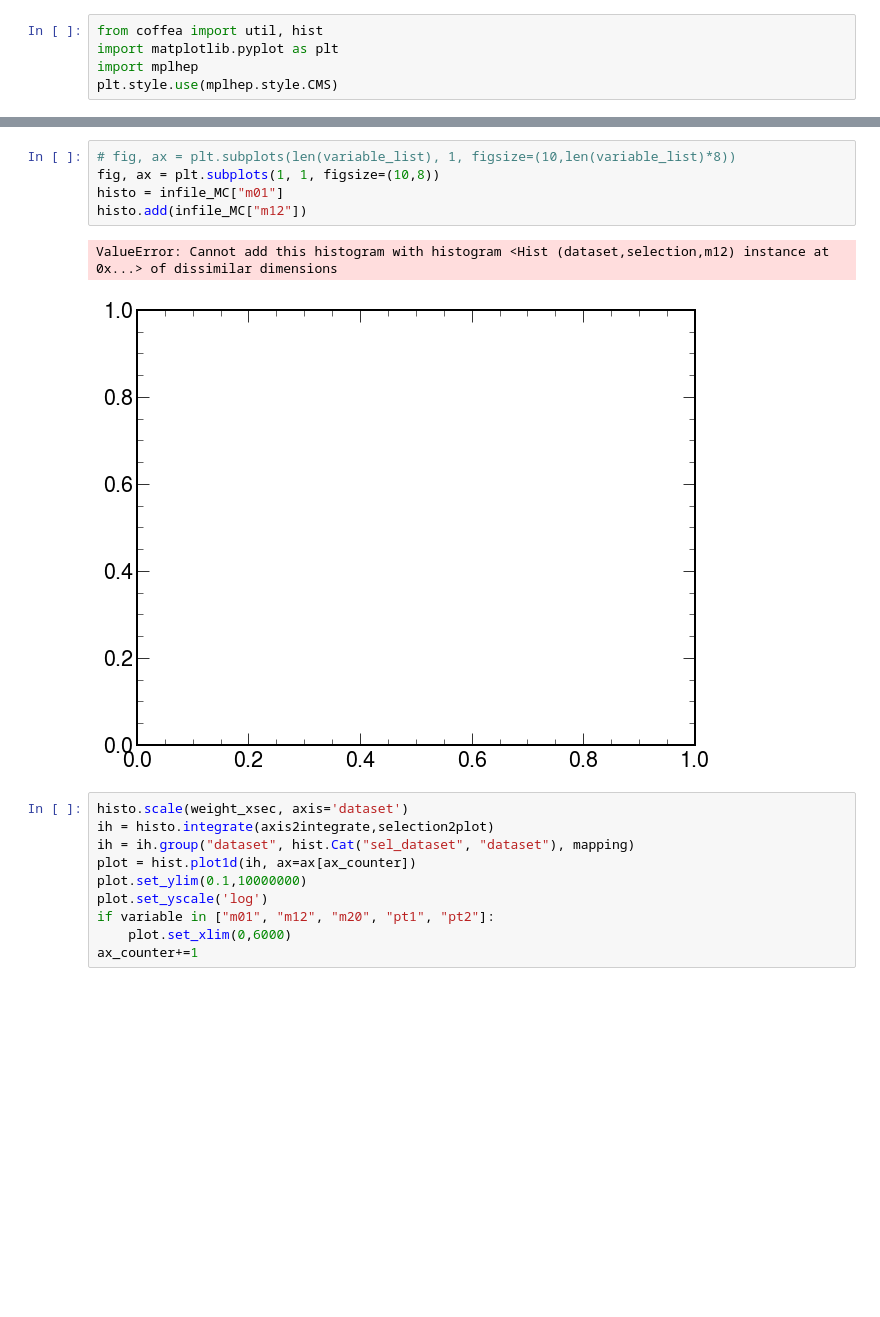
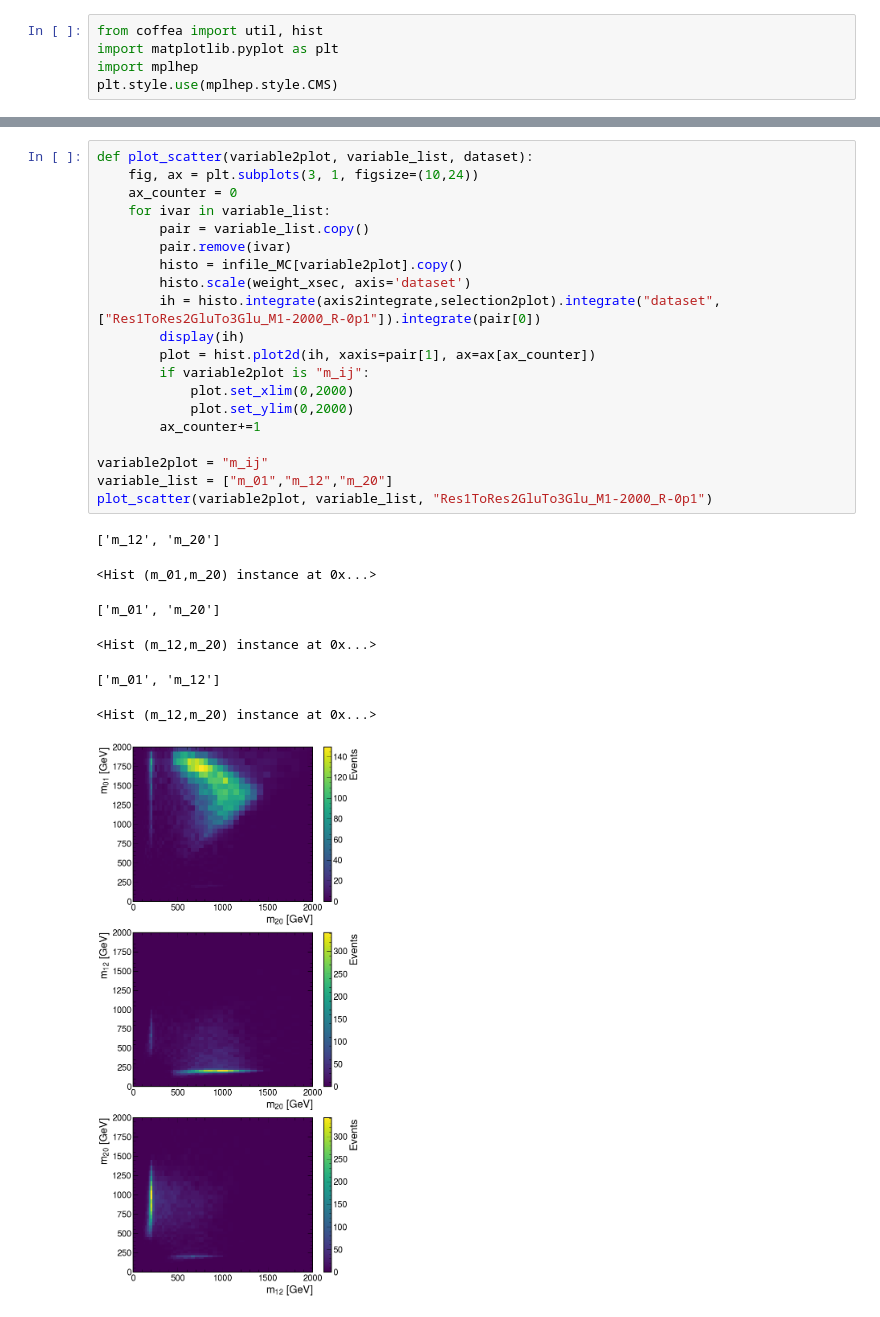
Before and after one commit to BrownCMS/toffea, a Jupyter notebook: toffea/Histograms/Histograms.ipynb, the cells around one changed output, grey strips where cells are left out. Drawn from its saved outputs; the diff is of its cells as text; blank space fills up the shorter version.

```diff
--- a/toffea/Histograms/Histograms.ipynb
+++ b/toffea/Histograms/Histograms.ipynb
@@ -174,18 +227,28 @@ selection2plot = ["pre-selection"]
-# %%
-# fig, ax = plt.subplots(len(variable_list), 1, figsize=(10,len(variable_list)*8))
-fig, ax = plt.subplots(1, 1, figsize=(10,8))
-histo = infile_MC["m01"]
-histo.add(infile_MC["m12"])
-# %% [output]
-ValueError: Cannot add this histogram with histogram <Hist (dataset,selection,m12) instance at 0x...> of dissimilar dimensions
-[figure, removed]
-# %%
-histo.scale(weight_xsec, axis='dataset')
-ih = histo.integrate(axis2integrate,selection2plot)
-ih = ih.group("dataset", hist.Cat("sel_dataset", "dataset"), mapping)
-plot = hist.plot1d(ih, ax=ax[ax_counter])
-plot.set_ylim(0.1,10000000)
-plot.set_yscale('log')
-if variable in ["m01", "m12", "m20", "pt1", "pt2"]:
-    plot.set_xlim(0,6000)
-ax_counter+=1
+# %%
+def plot_scatter(variable2plot, variable_list, dataset):
+    fig, ax = plt.subplots(3, 1, figsize=(10,24))
+    ax_counter = 0
+    for ivar in variable_list:
+        pair = variable_list.copy()
+        pair.remove(ivar)
+        histo = infile_MC[variable2plot].copy()
+        histo.scale(weight_xsec, axis='dataset')
+        ih = histo.integrate(axis2integrate,selection2plot).integrate("dataset",["Res1ToRes2GluTo3Glu_M1-2000_R-0p1"]).integrate(pair[0])
+        display(ih)
+        plot = hist.plot2d(ih, xaxis=pair[1], ax=ax[ax_counter])
+        if variable2plot is "m_ij":
+            plot.set_xlim(0,2000)
+            plot.set_ylim(0,2000)
+        ax_counter+=1
+
+variable2plot = "m_ij"
+variable_list = ["m_01","m_12","m_20"]
+plot_scatter(variable2plot, variable_list, "Res1ToRes2GluTo3Glu_M1-2000_R-0p1")
+# %% [output]
+['m_12', 'm_20']
+<Hist (m_01,m_20) instance at 0x...>
+['m_01', 'm_20']
+<Hist (m_12,m_20) instance at 0x...>
+['m_01', 'm_12']
+<Hist (m_12,m_20) instance at 0x...>
+[figure, added]
```
Also changed, not shown: parts of 2 cells of this notebook, 1 other file.
